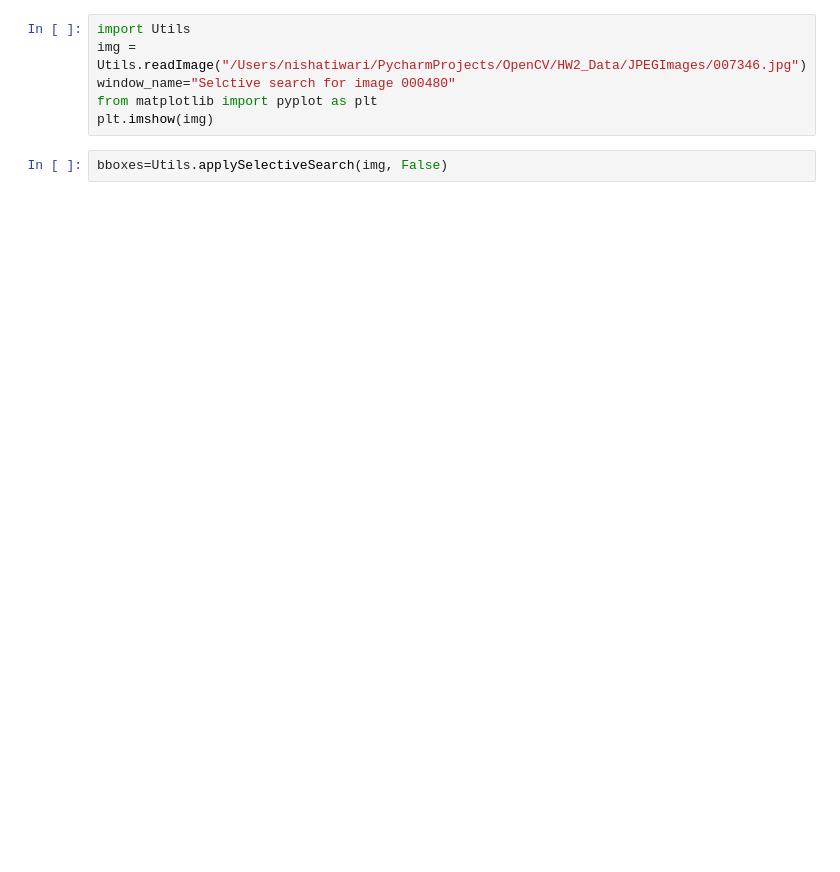
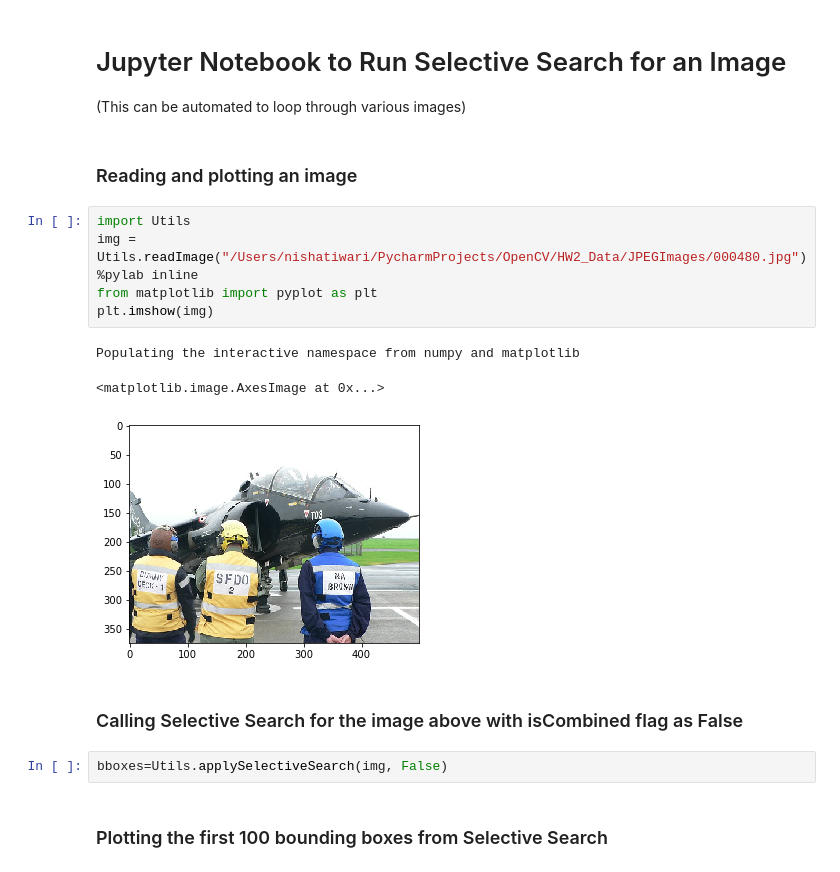
Before and after one commit to gs-ntiwari/Computer-Vision, a Jupyter notebook: SelectiveSearch.ipynb, the cells around one changed output. Saved outputs shown, nothing was run; the diff lists cells and outputs as text; blank space fills up the shorter version.

```diff
--- a/SelectiveSearch.ipynb
+++ b/SelectiveSearch.ipynb
@@ -1,10 +1,23 @@
+# %% [markdown]
+# Jupyter Notebook to Run Selective Search for an Image
+(This can be automated to loop through various images)
+# %% [markdown]
+### Reading and plotting an image
 # %%
 import Utils
-img = Utils.readImage("/Users/nishatiwari/PycharmProjects/OpenCV/HW2_Data/JPEGImages/007346.jpg")
-window_name="Selctive search for image 000480"
+img = Utils.readImage("/Users/nishatiwari/PycharmProjects/OpenCV/HW2_Data/JPEGImages/000480.jpg")
+%pylab inline
 from matplotlib import pyplot as plt
 plt.imshow(img)
+# %% [output]
+Populating the interactive namespace from numpy and matplotlib
+<matplotlib.image.AxesImage at 0x...>
+[figure, added]
+# %% [markdown]
+### Calling Selective Search for the image above with isCombined flag as False
 # %%
 bboxes=Utils.applySelectiveSearch(img, False)
+# %% [markdown]
+### Plotting the first 100 bounding boxes from Selective Search
 # %%
 img_with_bboxes=Utils.drawBoxesInImagePredBox(img, 100, bboxes,(0,0,255))
```
Also changed, not shown: parts of 15 cells of this notebook, 3 other files.
